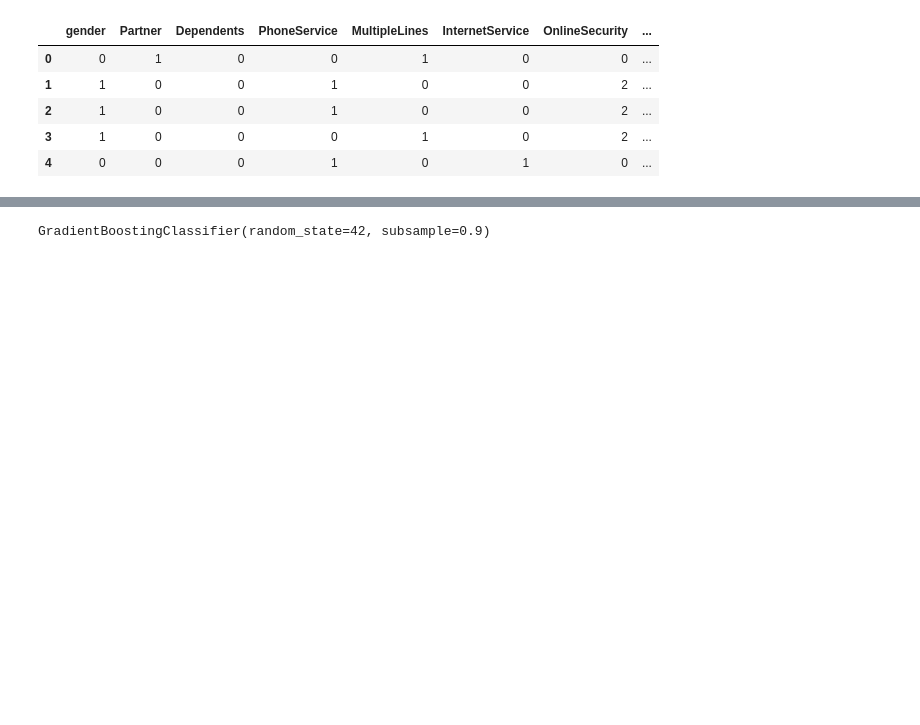
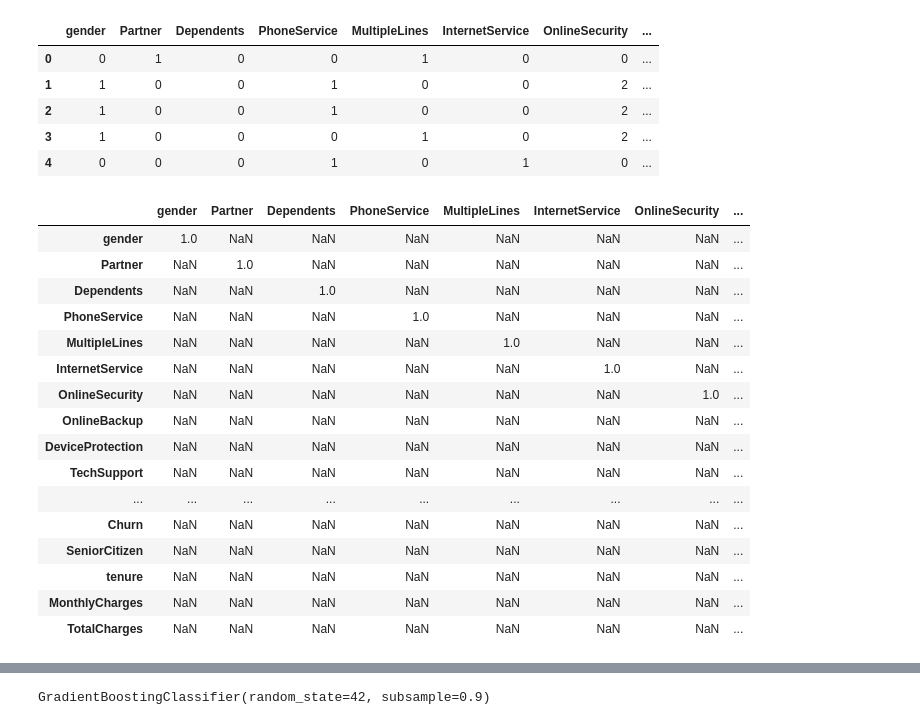
Before and after one commit to llinzy/Machine-Learning-Projects, a Jupyter notebook: Telco_Customer_Churn.ipynb, the cells around one changed output, grey strips where cells are left out. Drawn from its saved outputs; the diff is of its cells as text; code cells hidden in the pictures; blank space fills up the shorter version.

```diff
--- a/Telco_Customer_Churn.ipynb
+++ b/Telco_Customer_Churn.ipynb
@@ -74,3 +74,24 @@ dataset.head()
 | 2 | 1 | 0 | 0 | 1 | 0 | 0 | 2 | ... |
 | 3 | 1 | 0 | 0 | 0 | 1 | 0 | 2 | ... |
 | 4 | 0 | 0 | 0 | 1 | 0 | 1 | 0 | ... |
+# %%
+#inspect multicollinearity
+dataset.corr().where(abs(dataset.corr())>.79)
+# %% [output]
+|  | gender | Partner | Dependents | PhoneService | MultipleLines | InternetService | OnlineSecurity | ... |
+| gender | 1.0 | NaN | NaN | NaN | NaN | NaN | NaN | ... |
+| Partner | NaN | 1.0 | NaN | NaN | NaN | NaN | NaN | ... |
+| Dependents | NaN | NaN | 1.0 | NaN | NaN | NaN | NaN | ... |
+| PhoneService | NaN | NaN | NaN | 1.0 | NaN | NaN | NaN | ... |
+| MultipleLines | NaN | NaN | NaN | NaN | 1.0 | NaN | NaN | ... |
+| InternetService | NaN | NaN | NaN | NaN | NaN | 1.0 | NaN | ... |
+| OnlineSecurity | NaN | NaN | NaN | NaN | NaN | NaN | 1.0 | ... |
+| OnlineBackup | NaN | NaN | NaN | NaN | NaN | NaN | NaN | ... |
+| DeviceProtection | NaN | NaN | NaN | NaN | NaN | NaN | NaN | ... |
+| TechSupport | NaN | NaN | NaN | NaN | NaN | NaN | NaN | ... |
+| ... | ... | ... | ... | ... | ... | ... | ... | ... |
+| Churn | NaN | NaN | NaN | NaN | NaN | NaN | NaN | ... |
+| SeniorCitizen | NaN | NaN | NaN | NaN | NaN | NaN | NaN | ... |
+| tenure | NaN | NaN | NaN | NaN | NaN | NaN | NaN | ... |
+| MonthlyCharges | NaN | NaN | NaN | NaN | NaN | NaN | NaN | ... |
+| TotalCharges | NaN | NaN | NaN | NaN | NaN | NaN | NaN | ... |
```
Also changed, not shown: parts of 6 cells of this notebook.
